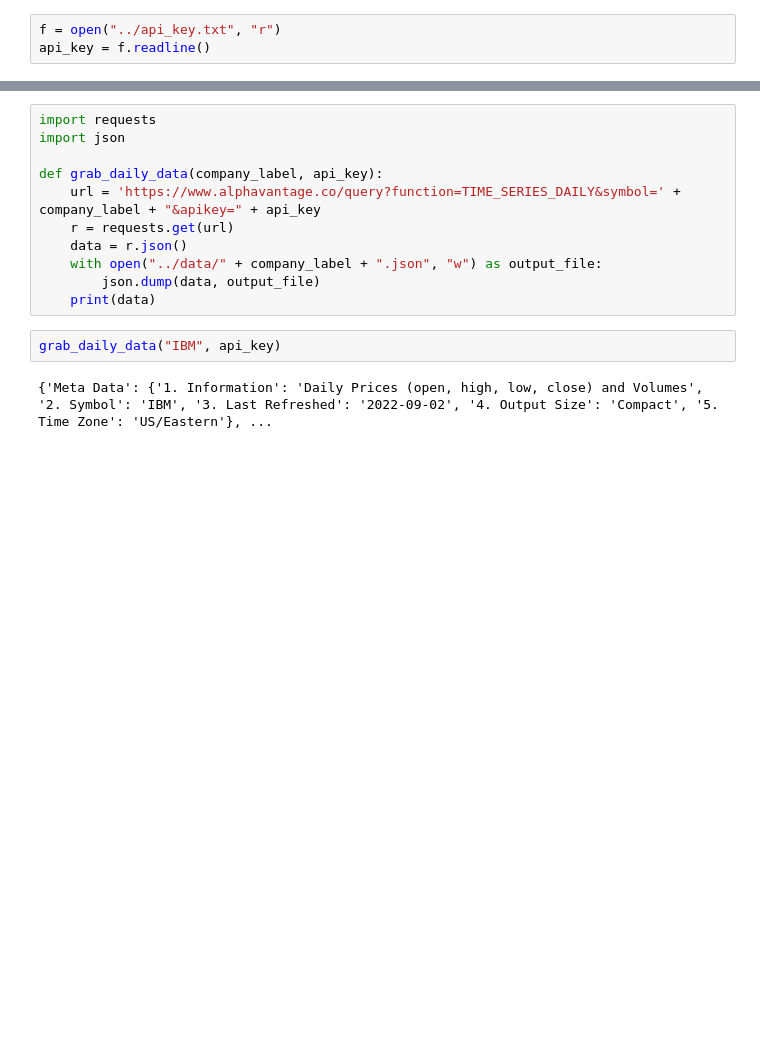
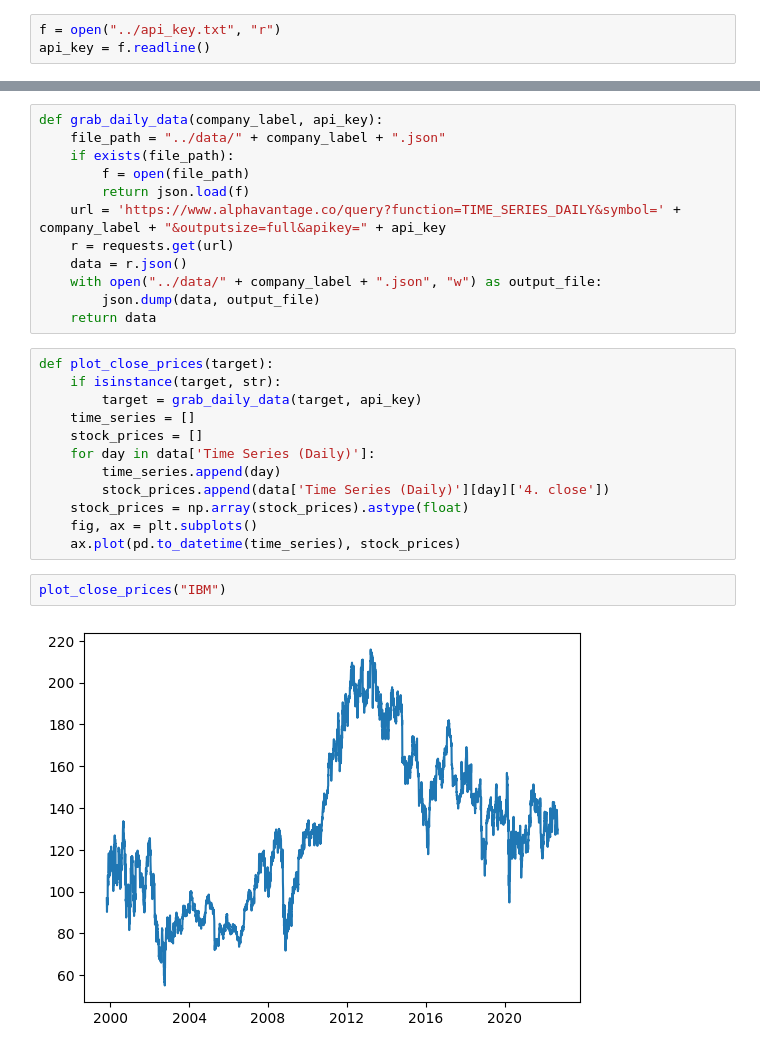
Before and after one commit to Paaaark/stock_prediction, a Jupyter notebook: src/cnn.ipynb, the cells around one changed output, grey strips where cells are left out. Drawn from its saved outputs; the diff is of its cells as text; blank space fills up the shorter version.

Commit message:
Plot stock prices

```diff
--- a/src/cnn.ipynb
+++ b/src/cnn.ipynb
@@ -4,15 +11,28 @@ api_key = f.readline()
 # %%
-import requests
-import json
-
 def grab_daily_data(company_label, api_key):
-    url = 'https://www.alphavantage.co/query?function=TIME_SERIES_DAILY&symbol=' + company_label + "&apikey=" + api_key
+    file_path = "../data/" + company_label + ".json"
+    if exists(file_path):
+        f = open(file_path)
+        return json.load(f)
+    url = 'https://www.alphavantage.co/query?function=TIME_SERIES_DAILY&symbol=' + company_label + "&outputsize=full&apikey=" + api_key
     r = requests.get(url)
     data = r.json()
     with open("../data/" + company_label + ".json", "w") as output_file:
         json.dump(data, output_file)
-    print(data)
+    return data
-# %%
-grab_daily_data("IBM", api_key)
-# %% [output]
-{'Meta Data': {'1. Information': 'Daily Prices (open, high, low, close) and Volumes', '2. Symbol': 'IBM', '3. Last Refreshed': '2022-09-02', '4. Output Size': 'Compact', '5. Time Zone': 'US/Eastern'}, ...
+# %%
+def plot_close_prices(target):
+    if isinstance(target, str):
+        target = grab_daily_data(target, api_key)
+    time_series = []
+    stock_prices = []
+    for day in data['Time Series (Daily)']:
+        time_series.append(day)
+        stock_prices.append(data['Time Series (Daily)'][day]['4. close'])
+    stock_prices = np.array(stock_prices).astype(float)
+    fig, ax = plt.subplots()
+    ax.plot(pd.to_datetime(time_series), stock_prices)
+# %%
+plot_close_prices("IBM")
+# %% [output]
+[figure, added]
```
Also changed, not shown: parts of 1 cell of this notebook.
